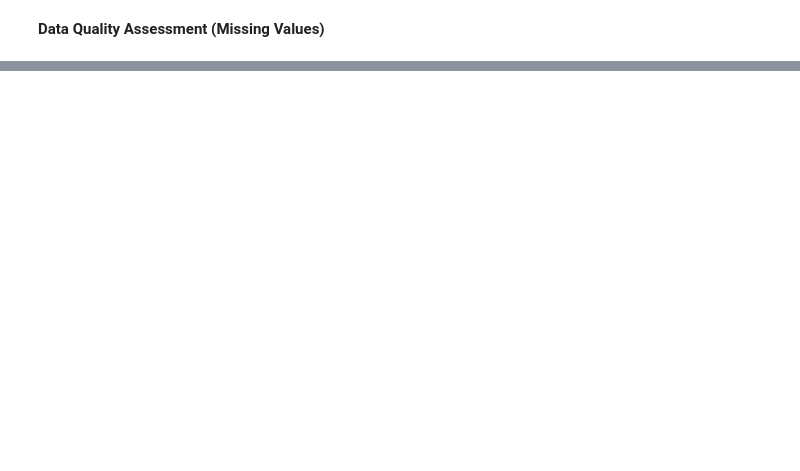
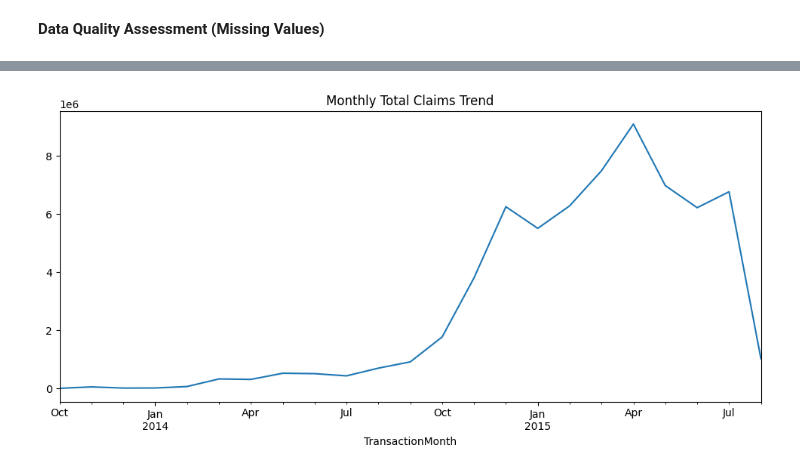
Before and after one commit to edent4313-star/insurance-risk-analytics, a Jupyter notebook: notebooks/Task_1.ipynb, the cells around one changed output, grey strips where cells are left out. Saved outputs shown, nothing was run; the diff lists cells and outputs as text; code cells hidden in the pictures; blank space fills up the shorter version.

```diff
--- a/notebooks/Task_1.ipynb
+++ b/notebooks/Task_1.ipynb
@@ -163,0 +204,20 @@ Load dataset to compute answers
+# %%
+monthly_claims = (
+    df.groupby(
+        df["TransactionMonth"]
+        .dt.to_period("M")
+    )["TotalClaims"]
+    .sum()
+)
+
+monthly_claims.plot(
+    figsize=(12, 5)
+)
+
+plt.title(
+    "Monthly Total Claims Trend"
+)
+
+plt.show()
+# %% [output]
+[figure, added]
```
Also changed, not shown: parts of 38 cells of this notebook, 11 other files.
